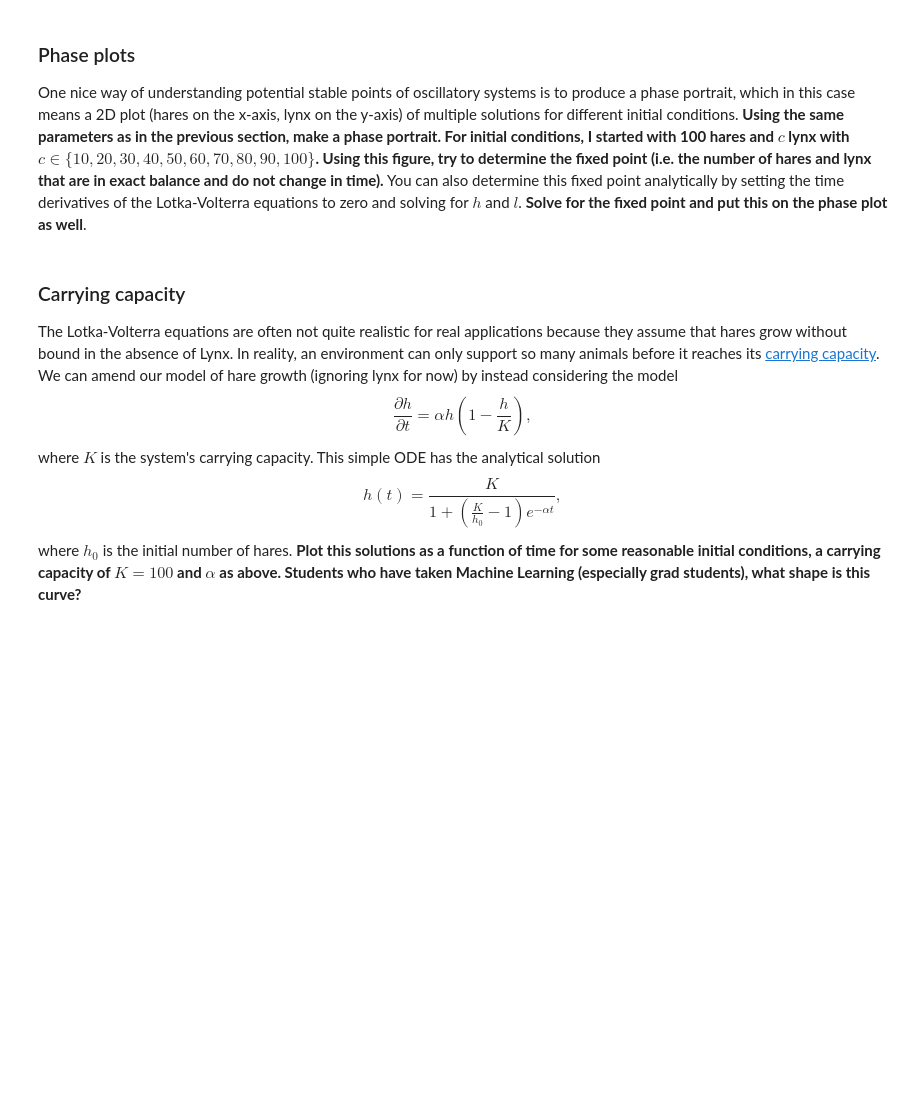
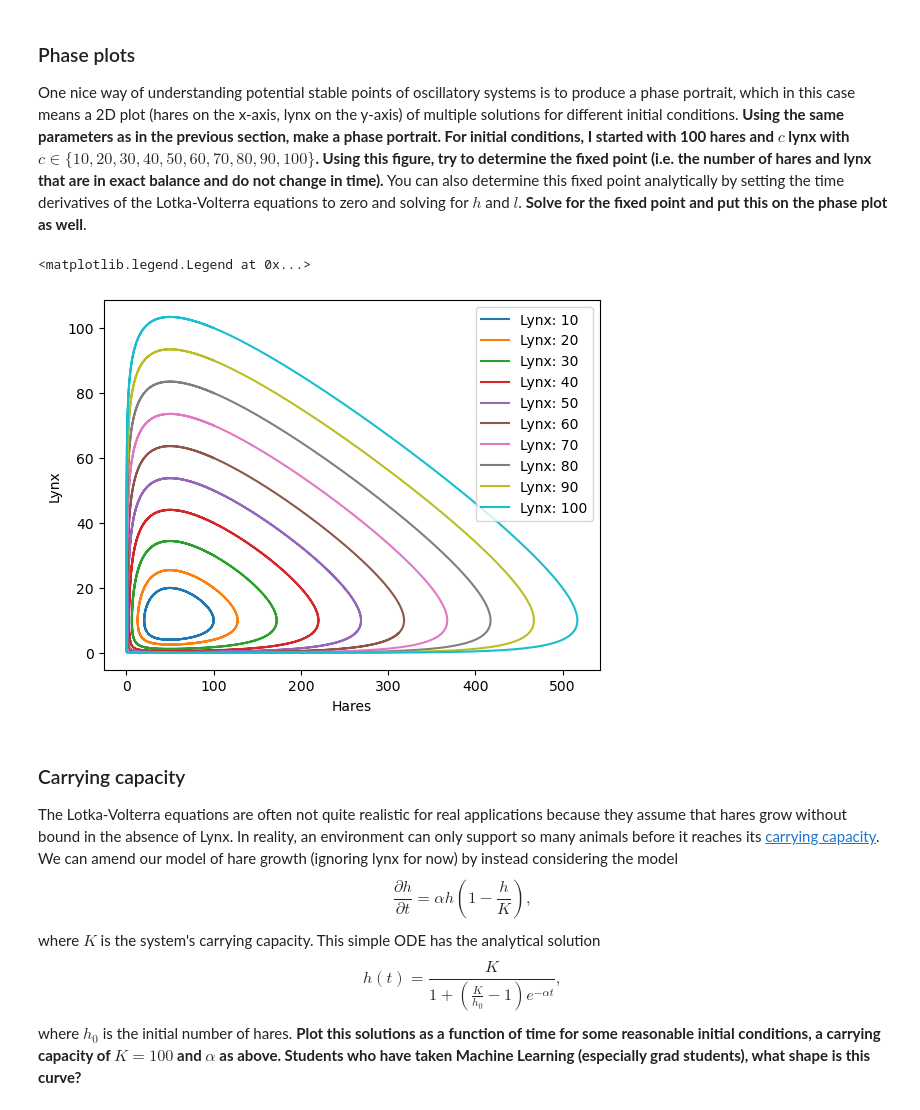
Before and after one commit to cake-dev/Simulation_class, a Jupyter notebook: Project5-Population/Project5a-PopulationDynamics-LotkaVolterra.ipynb, the cells around one changed output. Drawn from its saved outputs; the diff is of its cells as text; code cells hidden in the pictures; blank space fills up the shorter version.

Commit message:
LV sim working, starting phase plot

```diff
--- a/Project5-Population/Project5a-PopulationDynamics-LotkaVolterra.ipynb
+++ b/Project5-Population/Project5a-PopulationDynamics-LotkaVolterra.ipynb
@@ -180,6 +202,49 @@ plt.show()
 ### Phase plots
 
 One nice way of understanding potential stable points of oscillatory systems is to produce a phase portrait, which in this case means a 2D plot (hares on the x-axis, lynx on the y-axis) of multiple solutions for different initial conditions.  **Using the same parameters as in the previous section, make a phase portrait.  For initial conditions, I started with 100 hares and $c$ lynx with $c\in\{10,20,30,40,50,60,70,80,90,100\}$.  Using this figure, try to determine the fixed point (i.e. the number of hares and lynx that are in exact balance and do not change in time).**  You can also determine this fixed point analytically by setting the time derivatives of the Lotka-Volterra equations to zero and solving for $h$ and $l$.  **Solve for the fixed point and put this on the phase plot as well**.
+# %%
+# Define the parameters for the Lotka-Volterra model
+alpha = 0.1
+beta = 0.01
+gamma = 0.002
+delta = 0.1
+num_hare = 100
+lynx = [10,20,30,40,50,60,70,80,90,100]
+
+# Define the time interval and the time step for the integration
+t_0 = 0
+t_end = 200
+dt = 0.001
+# time of 200 with a time step of 0.001 gives 200,000 steps
+
+plots = []
+
+# loop over each item in lynx and create a plot for each
+for i in lynx:
+    # Define the initial state for the Lotka-Volterra model
+    u_0 = np.array([num_hare, i], dtype=float)
+
+    # Create the Lotka-Volterra model
+    ode = LotkaVolterra(alpha, beta, gamma, delta, num_hare, i)
+
+    # Create the Heun method
+    heun = Heun()
+
+    # Create the integrator
+    integrator = Integrator(ode, heun)
+
+    # Perform the integration
+    times, states = integrator.integrate([t_0, t_end], dt, u_0)
+
+    # Plot the results
+    plots.append(plt.plot(states[:, 0], states[:, 1], label=f'Lynx: {i}'))
+
+plt.xlabel('Hares')
+plt.ylabel('Lynx')
+plt.legend()
+# %% [output]
+<matplotlib.legend.Legend at 0x...>
+[figure, added]
 # %% [markdown]
 ### Carrying capacity
 The Lotka-Volterra equations are often not quite realistic for real applications because they assume that hares grow without bound in the absence of Lynx.  In reality, an environment can only support so many animals before it reaches its [carrying capacity](https://en.wikipedia.org/wiki/Carrying_capacity).  We can amend our model of hare growth (ignoring lynx for now) by instead considering the model
```
Also changed, not shown: parts of 5 cells of this notebook.
